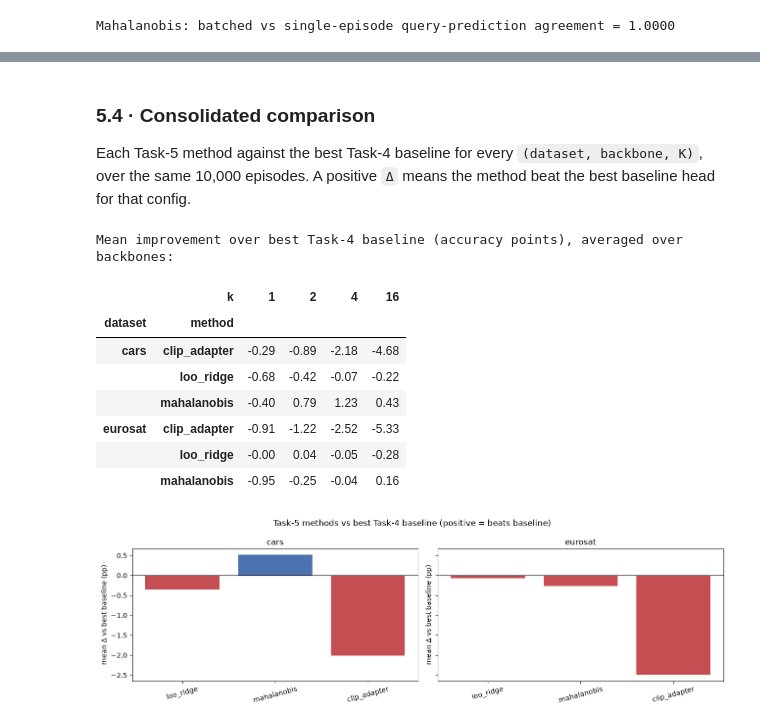
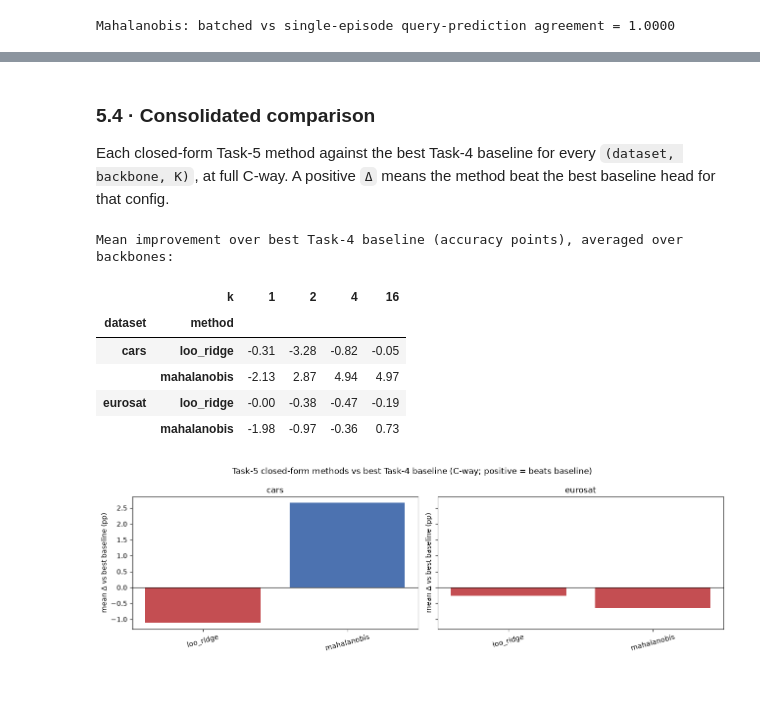
Before and after one commit to eyalsht/cv-hw2-few-shot-benchmarking, a Jupyter notebook: cv_hw2_312359284_314884834.ipynb, the cells around one changed output, grey strips where cells are left out. Cells and saved outputs as stored; diff of their text form; code cells hidden in the pictures; blank space fills up the shorter version.

```diff
--- a/cv_hw2_312359284_314884834.ipynb
+++ b/cv_hw2_312359284_314884834.ipynb
@@ -712,12 +712,12 @@ domain.
 # %%
-# 5c. Linear Probing training dynamics: one fixed episode at K=1 and K=16
+# 5c. Linear Probing training dynamics: one fixed C-way episode (196-way Cars) at K=1 and K=16
 dynamics_backbone, dynamics_dataset = "clip", "cars"
 features_for_dynamics = load_features(dynamics_backbone, dynamics_dataset)
 
 histories = {}
 for k in [1, 16]:
     rng = np.random.default_rng(SEED)
-    X_s, y_s, X_q, y_q = sample_episode(features_for_dynamics, C=5, K=k, n_query=15, rng=rng)
+    X_s, y_s, X_q, y_q = sample_episode(features_for_dynamics, C=len(features_for_dynamics), K=k, n_query=15, rng=rng)
     clf = LinearProbeClassifier()
     clf.fit(X_s, y_s, track_history=True)
     histories[k] = clf.history
@@ -876,0 +887,13 @@ natural-photo semantics (CLIP) degrades the most, while the ones with more domai
+# %%
+# 4f.3 Quantitative clusterability: silhouette of the query features vs downstream ProtoNet accuracy
+cl = pd.read_csv("cluster_results.csv")
+acc16 = nway[(nway.metric == "euclidean") & (nway.k == 16)][["dataset", "backbone", "N", "mean"]]
+m = cl.merge(acc16, on=["dataset", "backbone", "N"])
+corr = m["silhouette"].corr(m["mean"])
+fig, ax = plt.subplots(figsize=(6, 5))
+for bb, mk in [("dinov2", "o"), ("clip", "^")]:
+    s = m[m.backbone == bb]
+    ax.scatter(s["silhouette"], s["mean"], marker=mk, label=bb)
+ax.set_xlabel("feature silhouette (clusterability)"); ax.set_ylabel("ProtoNet accuracy (K=16)")
+ax.set_title(f"clusterability vs accuracy (Pearson r = {corr:.2f})"); ax.legend()
+plt.tight_layout(); plt.show()
@@ -1323,53 +1332,39 @@ no query labels) instead of from scratch each time, closer to MAML-style adaptat
 # %% [markdown]
 ### 5.4 · Consolidated comparison
 
-Each Task-5 method against the best Task-4 baseline for every `(dataset, backbone, K)`, over the same
-10,000 episodes. A positive `Δ` means the method beat the best baseline head for that config.
+Each closed-form Task-5 method against the best Task-4 baseline for every `(dataset, backbone, K)`, at
+full C-way. A positive `Δ` means the method beat the best baseline head for that config.
 # %%
-# 5.4 Consolidated: best Task-4 baseline vs each Task-5 method (delta in accuracy points).
+# 5.4 Consolidated: best Task-4 baseline (C-way) vs each closed-form Task-5 method (C-way).
 improved_df = pd.read_csv(IMPROVED_CSV)
-adapter_cmp = pd.read_csv(ADAPTER_RESULTS_CSV).copy()
-adapter_cmp["method"] = "clip_adapter"
-
 baseline_best = (results_df.loc[results_df.groupby(["dataset", "backbone", "k"])["mean"].idxmax()]
-                 [["dataset", "backbone", "k", "classifier", "mean"]]
-                 .rename(columns={"classifier": "best_baseline", "mean": "baseline_mean"}))
-
-all_methods = pd.concat([
-    improved_df[["dataset", "backbone", "method", "k", "mean"]],
-    adapter_cmp[["dataset", "backbone", "method", "k", "mean"]],
-], ignore_index=True)
-comp = all_methods.merge(baseline_best, on=["dataset", "backbone", "k"])
-comp["delta_pp"] = 100.0 * (comp["mean"] - comp["baseline_mean"])
-
-# delta vs best baseline, averaged over backbones, per (dataset, method, K)
+                 [["dataset", "backbone", "k", "method", "mean"]]
+                 .rename(columns={"method": "best_baseline", "mean": "baseline_mean"}))
+comp = improved_df[["dataset", "backbone", "method", "k", "mean"]].merge(
+    baseline_best, on=["dataset", "backbone", "k"])
+comp["delta_pp"] = 100 * (comp["mean"] - comp["baseline_mean"])
 delta_tbl = comp.pivot_table(index=["dataset", "method"], columns="k", values="delta_pp", aggfunc="mean")
 print("Mean improvement over best Task-4 baseline (accuracy points), averaged over backbones:")
 display(delta_tbl.round(2))
 
 fig, axes = plt.subplots(1, len(DATASETS), figsize=(13, 4), sharey=True)
 for ax, ds in zip(axes, DATASETS):
     sub = comp[comp.dataset == ds]
-    g = sub.groupby("method")["delta_pp"].mean().reindex(["loo_ridge", "mahalanobis", "clip_adapter"])
+    g = sub.groupby("method")["delta_pp"].mean().reindex(["loo_ridge", "mahalanobis"])
     colors = ["#4c72b0" if v >= 0 else "#c44e52" for v in g.values]
-    ax.bar(g.index, g.values, color=colors)
-    ax.axhline(0, color="k", linewidth=0.8)
-    ax.set_title(ds); ax.set_ylabel("mean Δ vs best baseline (pp)")
-    ax.tick_params(axis="x", rotation=15)
-fig.suptitle("Task-5 methods vs best Task-4 baseline (positive = beats baseline)")
-plt.tight_layout()
-plt.show()
+    ax.bar(g.index, g.values, color=colors); ax.axhline(0, color="k", linewidth=0.8)
+    ax.set_title(ds); ax.set_ylabel("mean Δ vs best baseline (pp)"); ax.tick_params(axis="x", rotation=15)
+fig.suptitle("Task-5 closed-form methods vs best Task-4 baseline (C-way; positive = beats baseline)")
+plt.tight_layout(); plt.show()
 # %% [output]
 Mean improvement over best Task-4 baseline (accuracy points), averaged over backbones:
 |  | k | 1 | 2 | 4 | 16 |
 | dataset | method |  |  |  |  |
-| cars | clip_adapter | -0.29 | -0.89 | -2.18 | -4.68 |
-|  | loo_ridge | -0.68 | -0.42 | -0.07 | -0.22 |
-|  | mahalanobis | -0.40 | 0.79 | 1.23 | 0.43 |
-| eurosat | clip_adapter | -0.91 | -1.22 | -2.52 | -5.33 |
-|  | loo_ridge | -0.00 | 0.04 | -0.05 | -0.28 |
-|  | mahalanobis | -0.95 | -0.25 | -0.04 | 0.16 |
+| cars | loo_ridge | -0.31 | -3.28 | -0.82 | -0.05 |
+|  | mahalanobis | -2.13 | 2.87 | 4.94 | 4.97 |
+| eurosat | loo_ridge | -0.00 | -0.38 | -0.47 | -0.19 |
+|  | mahalanobis | -1.98 | -0.97 | -0.36 | 0.73 |
-[figure, old version]
+[figure, new version]
 # %% [markdown]
 **Discussion of the Task-5 results.**
 
```
Also changed, not shown: parts of 38 cells of this notebook, 8 other files.
